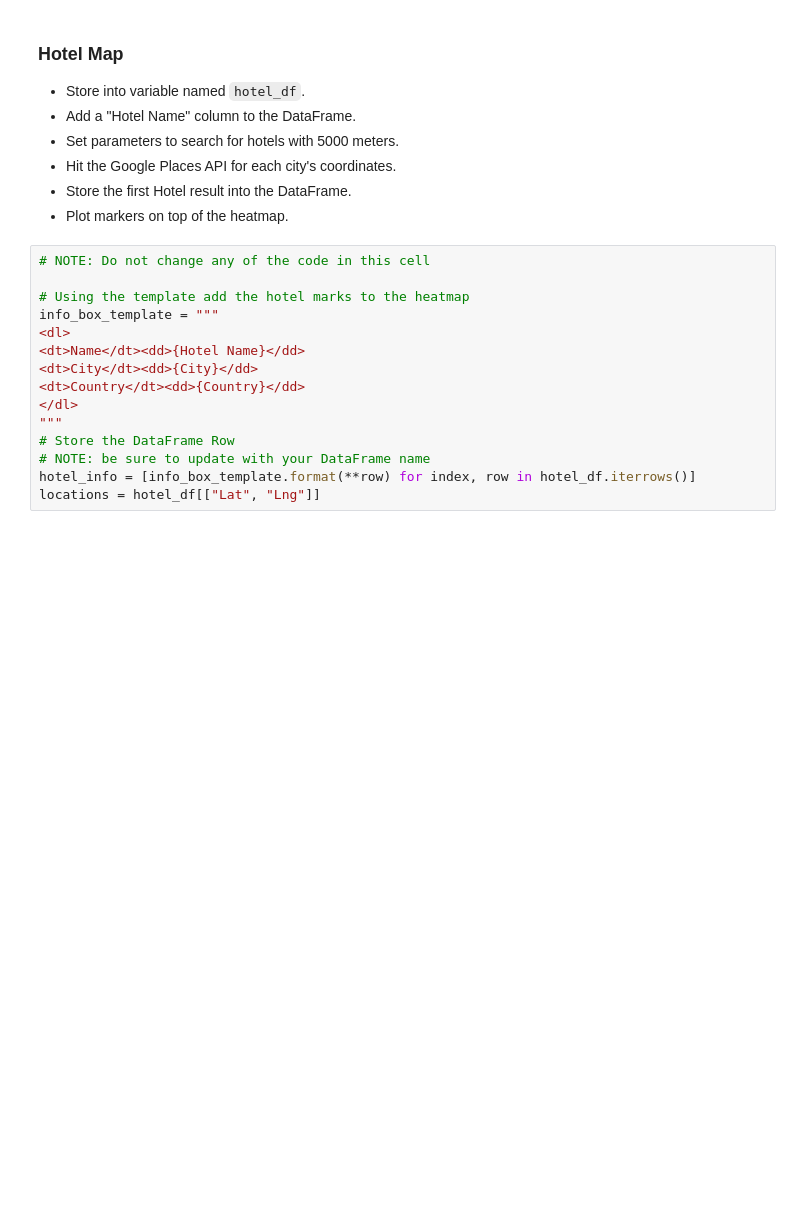
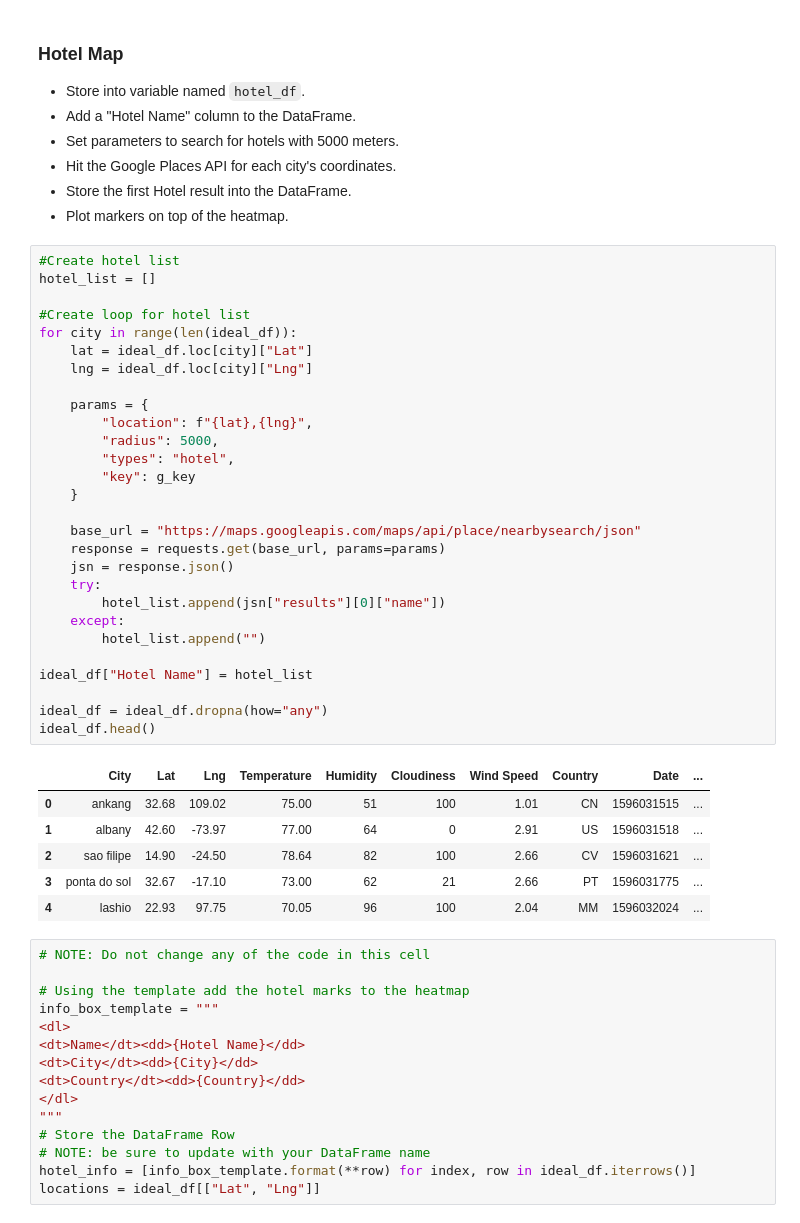
Before and after one commit to hauckc21/python-api-challenge, a Jupyter notebook: code/VacationPy/VacationPy.ipynb, the cells around one changed output. Drawn from its saved outputs; the diff is of its cells as text; blank space fills up the shorter version.

```diff
--- a/code/VacationPy/VacationPy.ipynb
+++ b/code/VacationPy/VacationPy.ipynb
@@ -37,6 +86,41 @@ ModuleNotFoundError: No module named 'api_keys'
 * Hit the Google Places API for each city's coordinates.
 * Store the first Hotel result into the DataFrame.
 * Plot markers on top of the heatmap.
+# %%
+#Create hotel list
+hotel_list = []
+
+#Create loop for hotel list
+for city in range(len(ideal_df)):
+    lat = ideal_df.loc[city]["Lat"]
+    lng = ideal_df.loc[city]["Lng"]
+
+    params = {
+        "location": f"{lat},{lng}",
+        "radius": 5000,
+        "types": "hotel",
+        "key": g_key
+    }
+
+    base_url = "https://maps.googleapis.com/maps/api/place/nearbysearch/json"
+    response = requests.get(base_url, params=params)
+    jsn = response.json()
+    try:
+        hotel_list.append(jsn["results"][0]["name"])
+    except:
+        hotel_list.append("")
+
+ideal_df["Hotel Name"] = hotel_list
+
+ideal_df = ideal_df.dropna(how="any")
+ideal_df.head()
+# %% [output]
+|  | City | Lat | Lng | Temperature | Humidity | Cloudiness | Wind Speed | Country | Date | ... |
+| 0 | ankang | 32.68 | 109.02 | 75.00 | 51 | 100 | 1.01 | CN | 1596031515 | ... |
+| 1 | albany | 42.60 | -73.97 | 77.00 | 64 | 0 | 2.91 | US | 1596031518 | ... |
+| 2 | sao filipe | 14.90 | -24.50 | 78.64 | 82 | 100 | 2.66 | CV | 1596031621 | ... |
+| 3 | ponta do sol | 32.67 | -17.10 | 73.00 | 62 | 21 | 2.66 | PT | 1596031775 | ... |
+| 4 | lashio | 22.93 | 97.75 | 70.05 | 96 | 100 | 2.04 | MM | 1596032024 | ... |
 # %%
 # NOTE: Do not change any of the code in this cell
 
@@ -50,7 +134,7 @@ info_box_template = """
 """
 # Store the DataFrame Row
 # NOTE: be sure to update with your DataFrame name
-hotel_info = [info_box_template.format(**row) for index, row in hotel_df.iterrows()]
-locations = hotel_df[["Lat", "Lng"]]
+hotel_info = [info_box_template.format(**row) for index, row in ideal_df.iterrows()]
+locations = ideal_df[["Lat", "Lng"]]
 # %%
 # Add marker layer ontop of heat map
```
Also changed, not shown: parts of 6 cells of this notebook, 6 other files.
